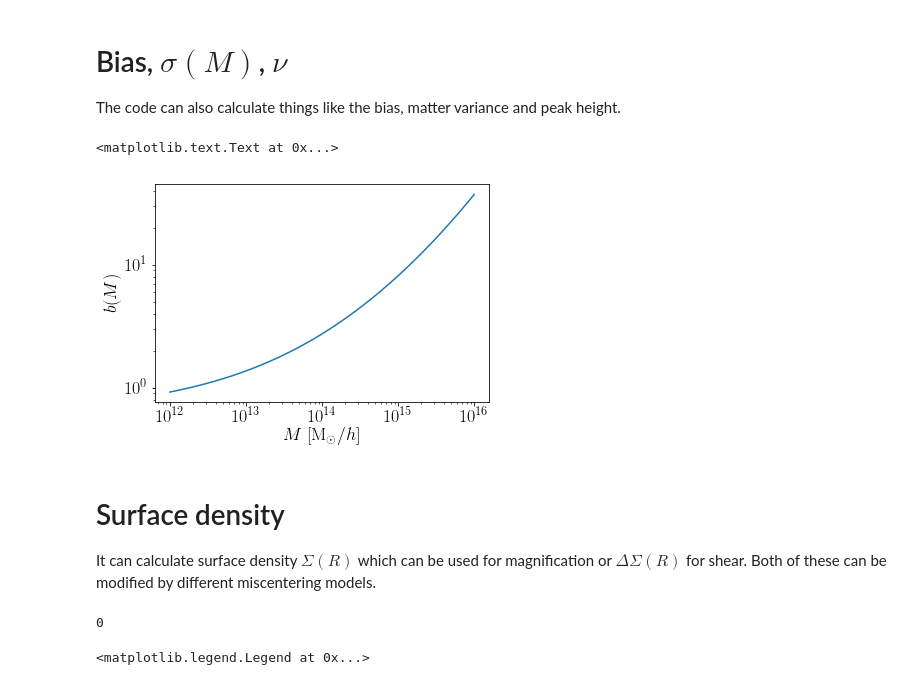
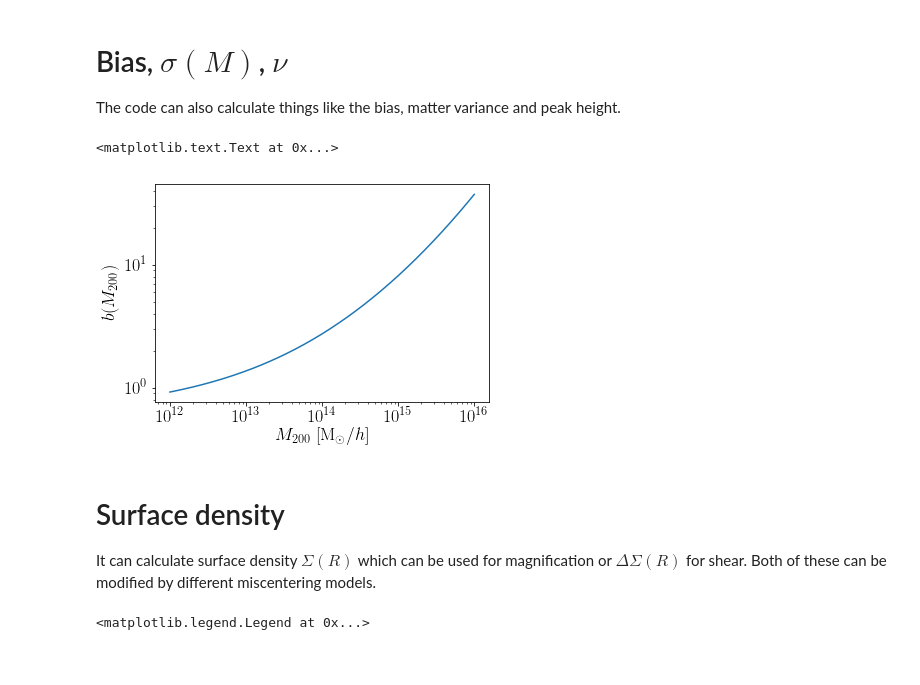
Before and after one commit to tmcclintock/cluster_toolkit, a Jupyter notebook: examples/Example_Notebook.ipynb, the cells around one changed output. Saved outputs shown, nothing was run; the diff lists cells and outputs as text; code cells hidden in the pictures.

```diff
--- a/examples/Example_Notebook.ipynb
+++ b/examples/Example_Notebook.ipynb
@@ -49,32 +49,25 @@ The code can also calculate things like the bias, matter variance and peak heigh
 # %%
 NM = 1000
 Marr = np.logspace(12, 16, NM, base=10)
-biases = np.zeros_like(Marr)
-clusterwl.bias.calc_bias_at_M(Marr, klin, Plin, Omega_m, biases)
+biases = clusterwl.bias.bias_at_M(Marr, klin, Plin, Omega_m, delta=200)
 plt.loglog(Marr, biases)
-plt.xlabel(r"$M\ [{\rm M_{\odot}}/h]$")
-plt.ylabel(r"$b(M)$")
+plt.xlabel(r"$M_{200}\ [{\rm M_{\odot}}/h]$")
+plt.ylabel(r"$b(M_{200})$")
 # %% [output]
 <matplotlib.text.Text at 0x...>
-[figure, old version]
+[figure, new version]
 # %% [markdown]
 # Surface density
 It can calculate surface density $\Sigma(R)$ which can be used for magnification or $\Delta\Sigma(R)$ for shear. Both of these can be modified by different miscentering models.
 # %%
 Rp = np.logspace(-2, 2.4, NR, base=10)
-Sigma  = np.zeros_like(Rp)
-Sigma_nfw = np.zeros_like(Rp)
+Sigma  = clusterwl.deltasigma.Sigma_at_R(Rp, R, xi_hm, Mass, conc, Omega_m)
+Sigma_nfw = clusterwl.deltasigma.Sigma_nfw_at_R(Rp, Mass, conc, Omega_m)
+
 Rmis = 0.25 #Mpc/h; the miscentering length
-Sigma_g2d  = np.zeros_like(Rp)
-Sigma_exp  = np.zeros_like(Rp)
-Sigma_single  = np.zeros_like(Rp)
-clusterwl.deltasigma.calc_Sigma_at_R(Rp, R, xi_hm, Mass, conc, Omega_m, Sigma)
-clusterwl.deltasigma.calc_Sigma_nfw_at_R(Rp, Mass, conc, Omega_m, Sigma_nfw)
-clusterwl.miscentering.calc_Sigma_mis_at_R(Rp, Rp, Sigma, Mass, conc, Omega_m, Rmis, Sigma_g2d)
-clusterwl.miscentering.calc_Sigma_mis_at_R(Rp, Rp, Sigma, Mass, conc, Omega_m, Rmis, Sigma_exp, kernel="exponential")
-clusterwl.miscentering.calc_Sigma_mis_single_at_R(Rp, Rp, Sigma, Mass, conc, Omega_m, Rmis, Sigma_single)
+Sigma_g2d  = clusterwl.miscentering.Sigma_mis_at_R(Rp, Rp, Sigma, Mass, conc, Omega_m, Rmis)
+Sigma_exp  = clusterwl.miscentering.Sigma_mis_at_R(Rp, Rp, Sigma, Mass, conc, Omega_m, Rmis, kernel="exponential")
+Sigma_single  = clusterwl.miscentering.Sigma_mis_single_at_R(Rp, Rp, Sigma, Mass, conc, Omega_m, Rmis)
-# %% [output]
-0
 # %%
 plt.loglog(Rp, Sigma, ls="-", label=r"$\Sigma$")
 plt.loglog(Rp, Sigma_g2d, ls=":", label=r"$\Sigma_{mis}^{g2d}$")
```
Also changed, not shown: parts of 1 cell of this notebook, 3 other files.
